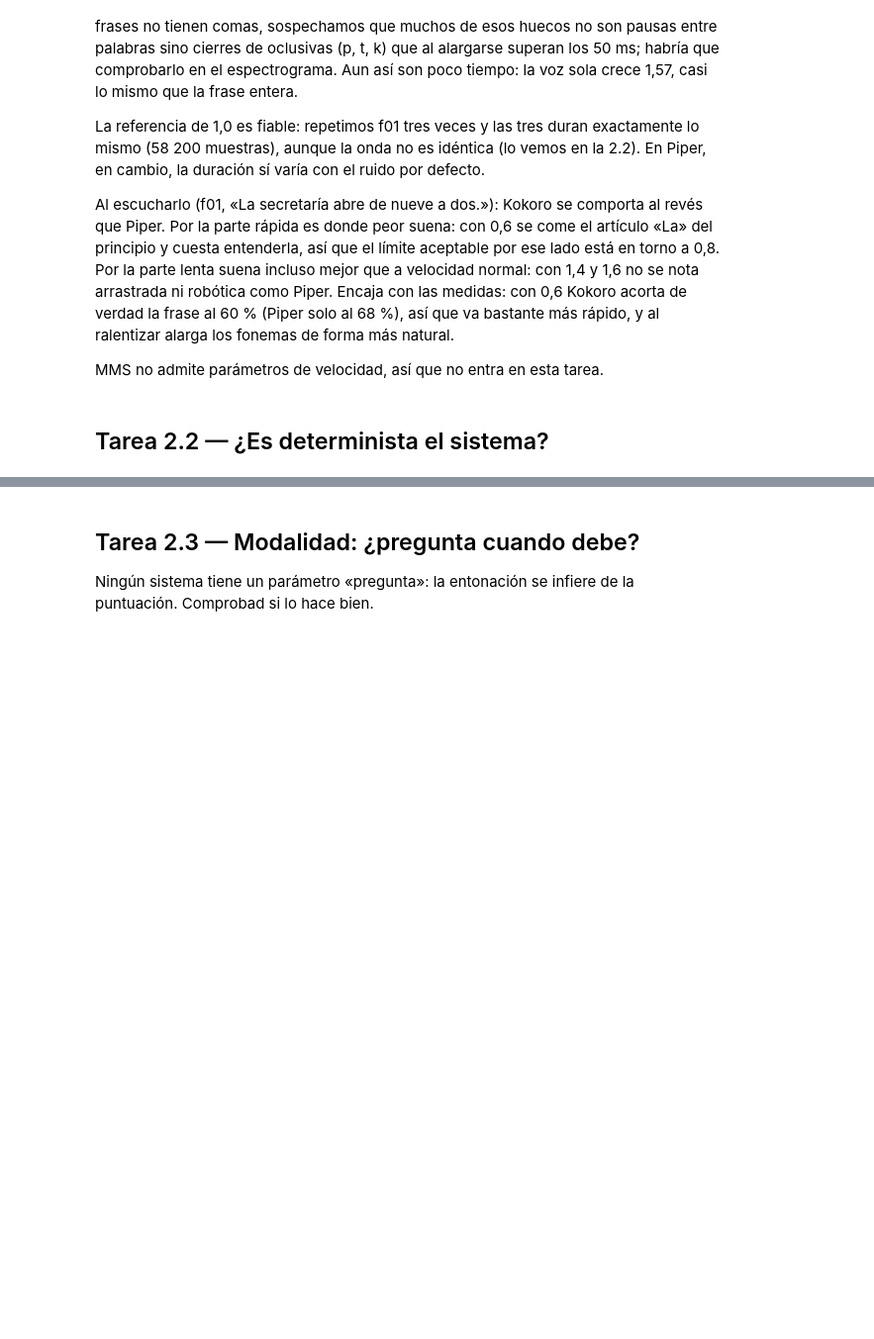
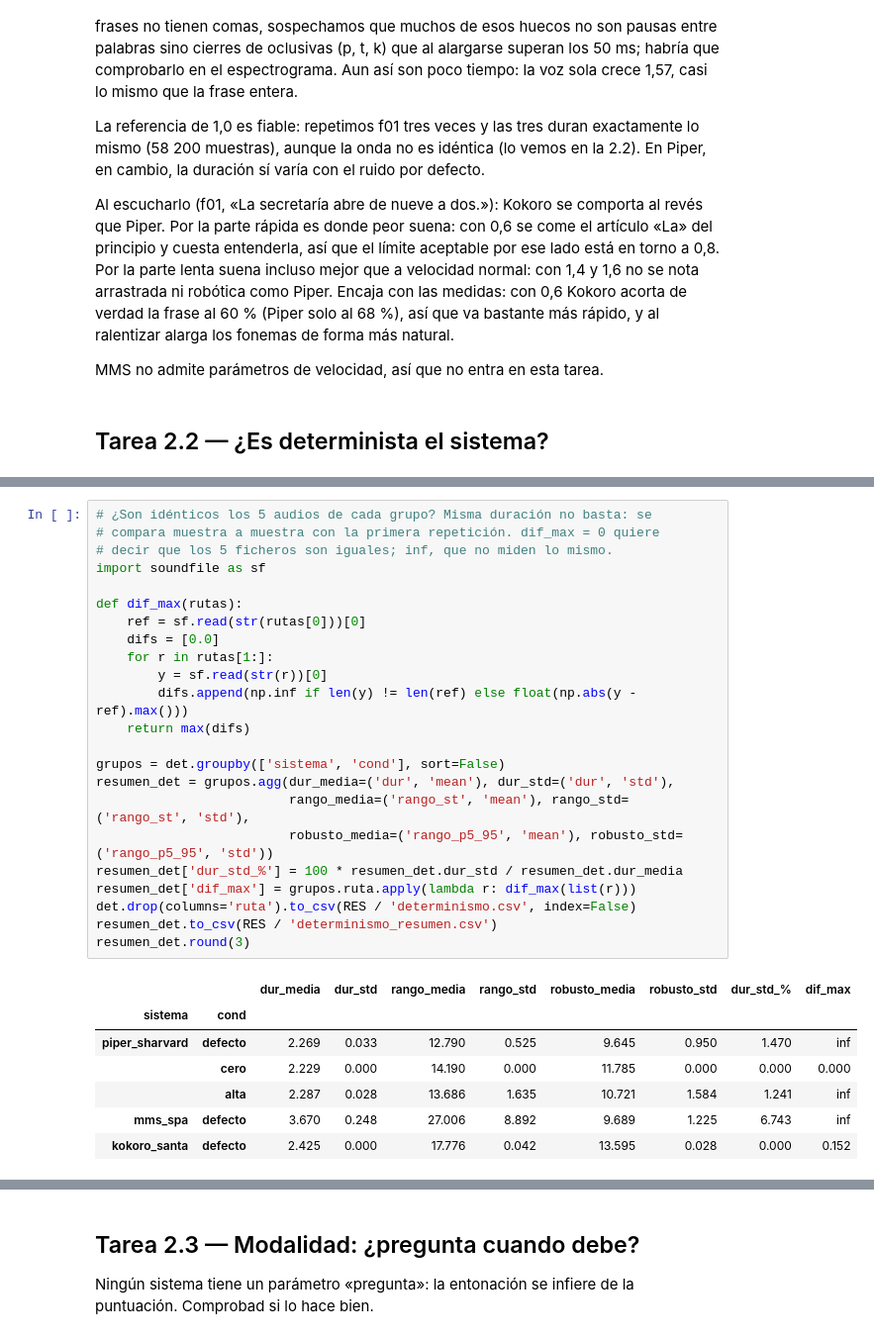
Before and after one commit to nmiryamn/repo-p1, a Jupyter notebook: p1_plantilla.ipynb, the cells around one changed output, grey strips where cells are left out. Shown at 99% size. Cells and saved outputs as stored; diff of their text form; blank space fills up the shorter version.

```diff
--- a/p1_plantilla.ipynb
+++ b/p1_plantilla.ipynb
@@ -520,0 +559,31 @@ MMS no admite parámetros de velocidad, así que no entra en esta tarea.
+# %%
+# ¿Son idénticos los 5 audios de cada grupo? Misma duración no basta: se
+# compara muestra a muestra con la primera repetición. dif_max = 0 quiere
+# decir que los 5 ficheros son iguales; inf, que no miden lo mismo.
+import soundfile as sf
+
+def dif_max(rutas):
+    ref = sf.read(str(rutas[0]))[0]
+    difs = [0.0]
+    for r in rutas[1:]:
+        y = sf.read(str(r))[0]
+        difs.append(np.inf if len(y) != len(ref) else float(np.abs(y - ref).max()))
+    return max(difs)
+
+grupos = det.groupby(['sistema', 'cond'], sort=False)
+resumen_det = grupos.agg(dur_media=('dur', 'mean'), dur_std=('dur', 'std'),
+                         rango_media=('rango_st', 'mean'), rango_std=('rango_st', 'std'),
+                         robusto_media=('rango_p5_95', 'mean'), robusto_std=('rango_p5_95', 'std'))
+resumen_det['dur_std_%'] = 100 * resumen_det.dur_std / resumen_det.dur_media
+resumen_det['dif_max'] = grupos.ruta.apply(lambda r: dif_max(list(r)))
+det.drop(columns='ruta').to_csv(RES / 'determinismo.csv', index=False)
+resumen_det.to_csv(RES / 'determinismo_resumen.csv')
+resumen_det.round(3)
+# %% [output]
+|  |  | dur_media | dur_std | rango_media | rango_std | robusto_media | robusto_std | dur_std_% | dif_max |
+| sistema | cond |  |  |  |  |  |  |  |  |
+| piper_sharvard | defecto | 2.269 | 0.033 | 12.790 | 0.525 | 9.645 | 0.950 | 1.470 | inf |
+|  | cero | 2.229 | 0.000 | 14.190 | 0.000 | 11.785 | 0.000 | 0.000 | 0.000 |
+|  | alta | 2.287 | 0.028 | 13.686 | 1.635 | 10.721 | 1.584 | 1.241 | inf |
+| mms_spa | defecto | 3.670 | 0.248 | 27.006 | 8.892 | 9.689 | 1.225 | 6.743 | inf |
+| kokoro_santa | defecto | 2.425 | 0.000 | 17.776 | 0.042 | 13.595 | 0.028 | 0.000 | 0.152 |
```
Also changed, not shown: parts of 5 cells of this notebook, 2 other files.
